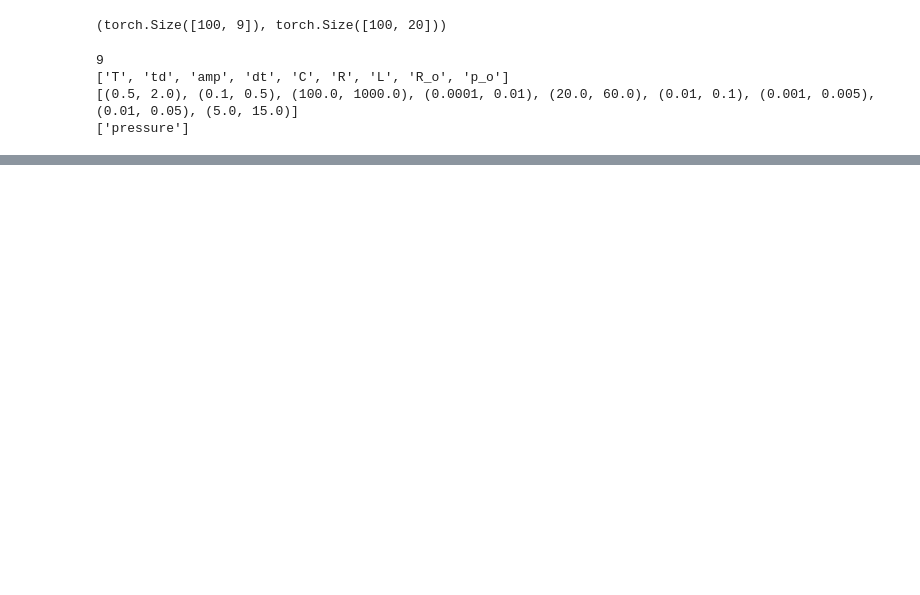
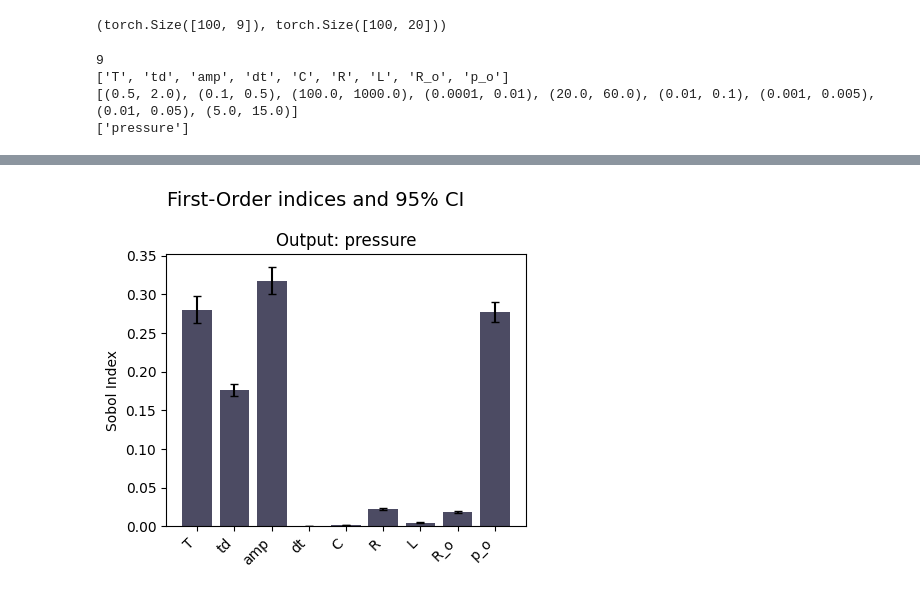
Before and after one commit to alan-turing-institute/autoemulate, a Jupyter notebook: docs/experimental/tutorials/tasks/01_emulation_sensitivity.ipynb, the cells around one changed output, grey strips where cells are left out. Saved outputs shown, nothing was run; the diff lists cells and outputs as text; code cells hidden in the pictures; blank space fills up the shorter version.

Commit message:
show sobol df and plot

```diff
--- a/docs/experimental/tutorials/tasks/01_emulation_sensitivity.ipynb
+++ b/docs/experimental/tutorials/tasks/01_emulation_sensitivity.ipynb
@@ -51,4 +51,5 @@ problem = {
     }
 sa = SensitivityAnalysis(model, problem=problem)
 # %%
-df = sa.run("sobol")
+sobol_df = sa.run("sobol")
+sobol_df
@@ -54,0 +74,4 @@ df = sa.run("sobol")
+# %%
+sa.plot_sobol(sobol_df, index="S1")
+# %% [output]
+[figure, added]
```
Also changed, not shown: parts of 1 cell of this notebook.
